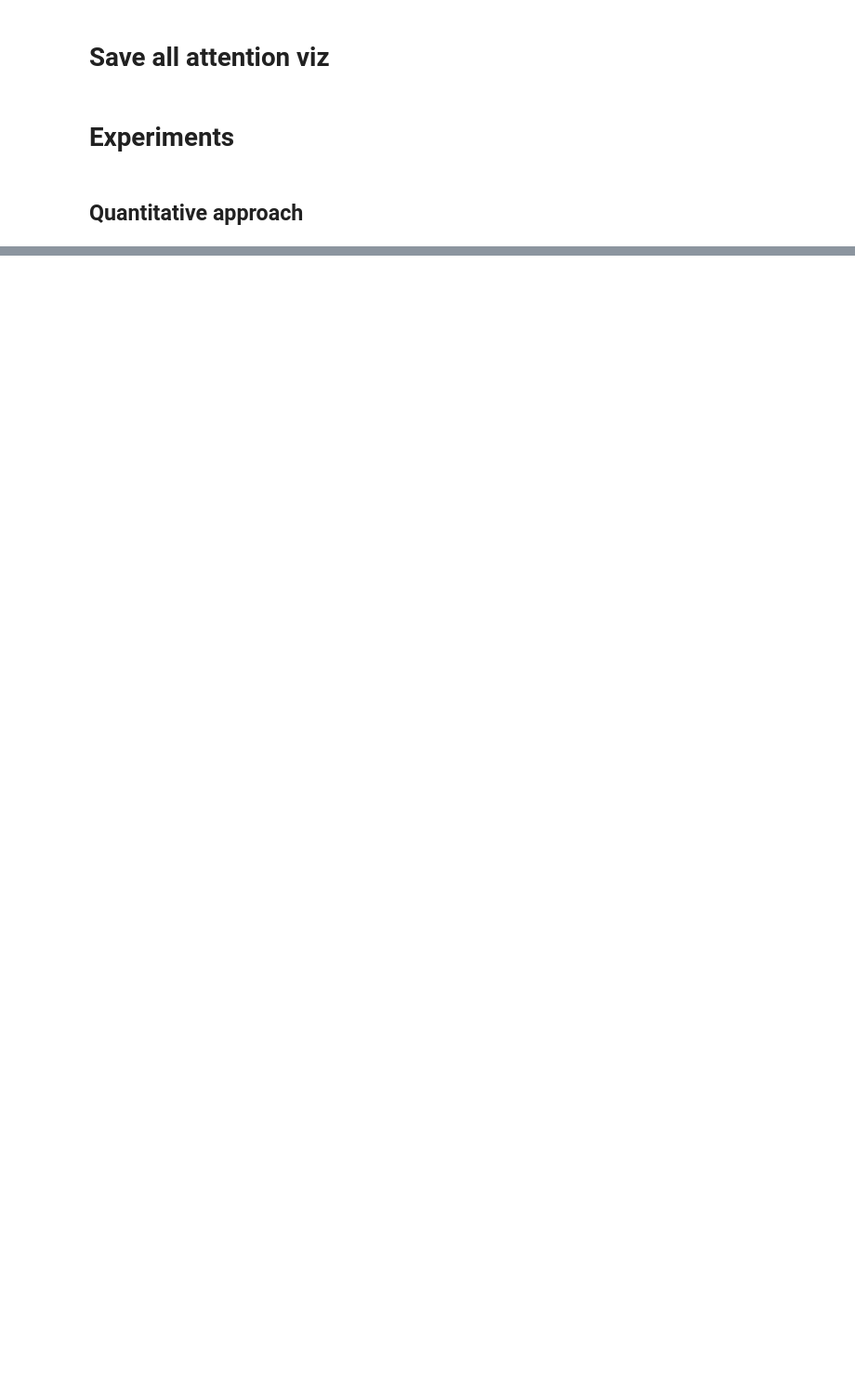
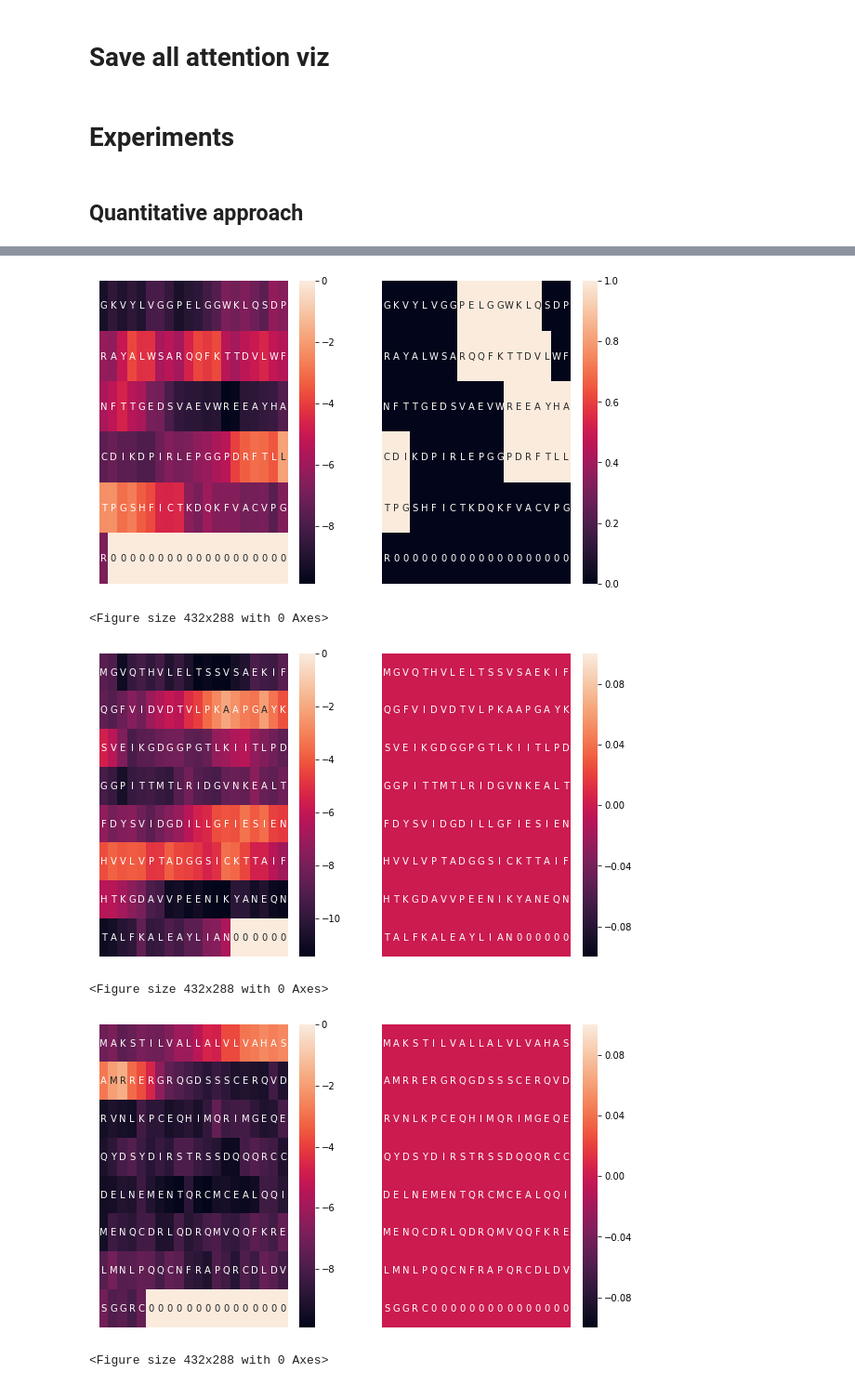
Before and after one commit to PierreBoyeau/proteins, a Jupyter notebook: riken/rnn/model_psiblast_eval.ipynb, the cells around one changed output, grey strips where cells are left out. Shown at 93% size. Drawn from its saved outputs; the diff is of its cells as text; code cells hidden in the pictures; blank space fills up the shorter version.

```diff
--- a/riken/rnn/model_psiblast_eval.ipynb
+++ b/riken/rnn/model_psiblast_eval.ipynb
@@ -284,0 +221,13 @@ for id in masks.index.values:
+# %%
+for seq_v, att_v, mask_v in zip(seq_values, atts_values, masks_values):
+    try:
+        comparative_plot(seq_v, att_v, mask_v)
+    except:
+        pass
+# %% [output]
+[figure, added]
+<Figure size 432x288 with 0 Axes>
+[figure, added]
+<Figure size 432x288 with 0 Axes>
+[figure, added]
+<Figure size 432x288 with 0 Axes>
```
Also changed, not shown: parts of 21 cells of this notebook.
